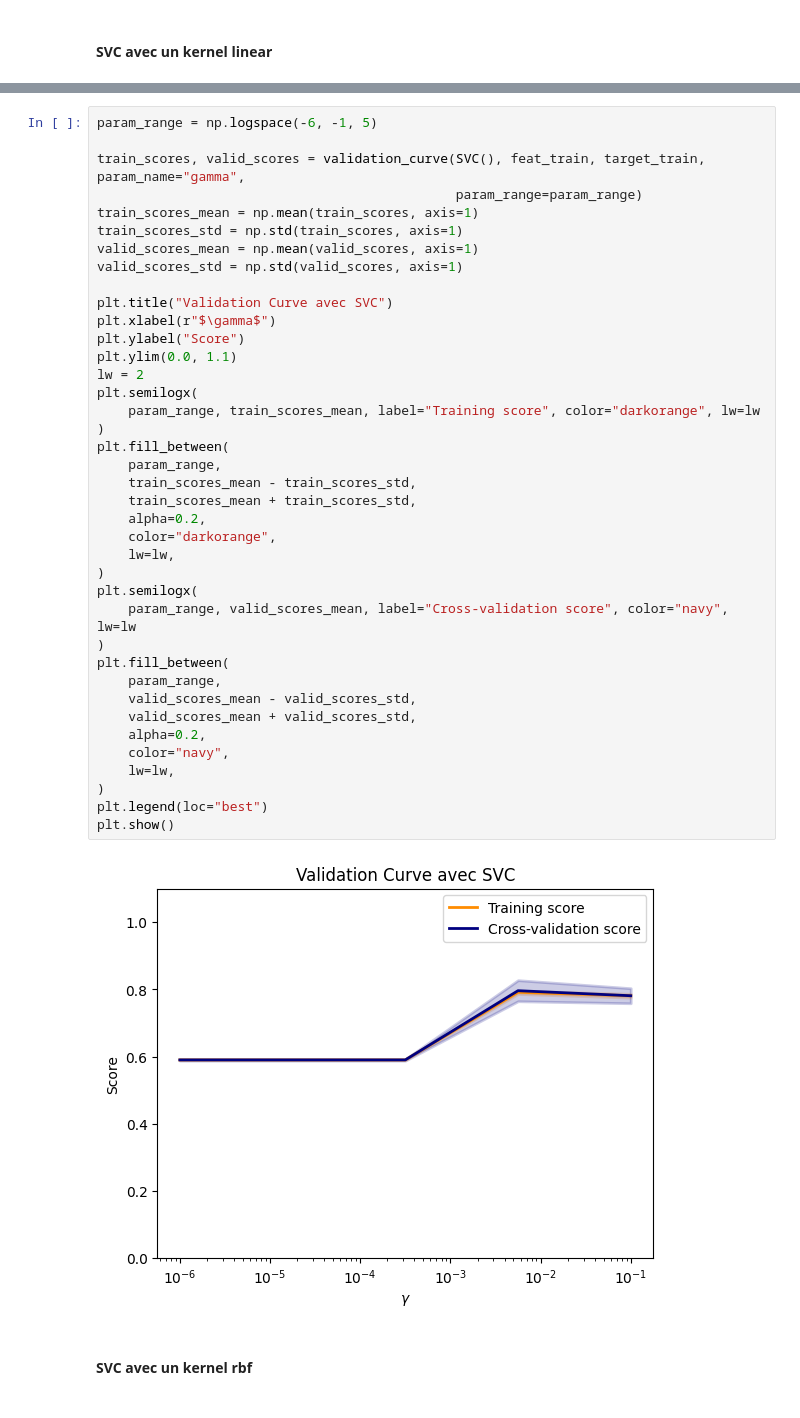
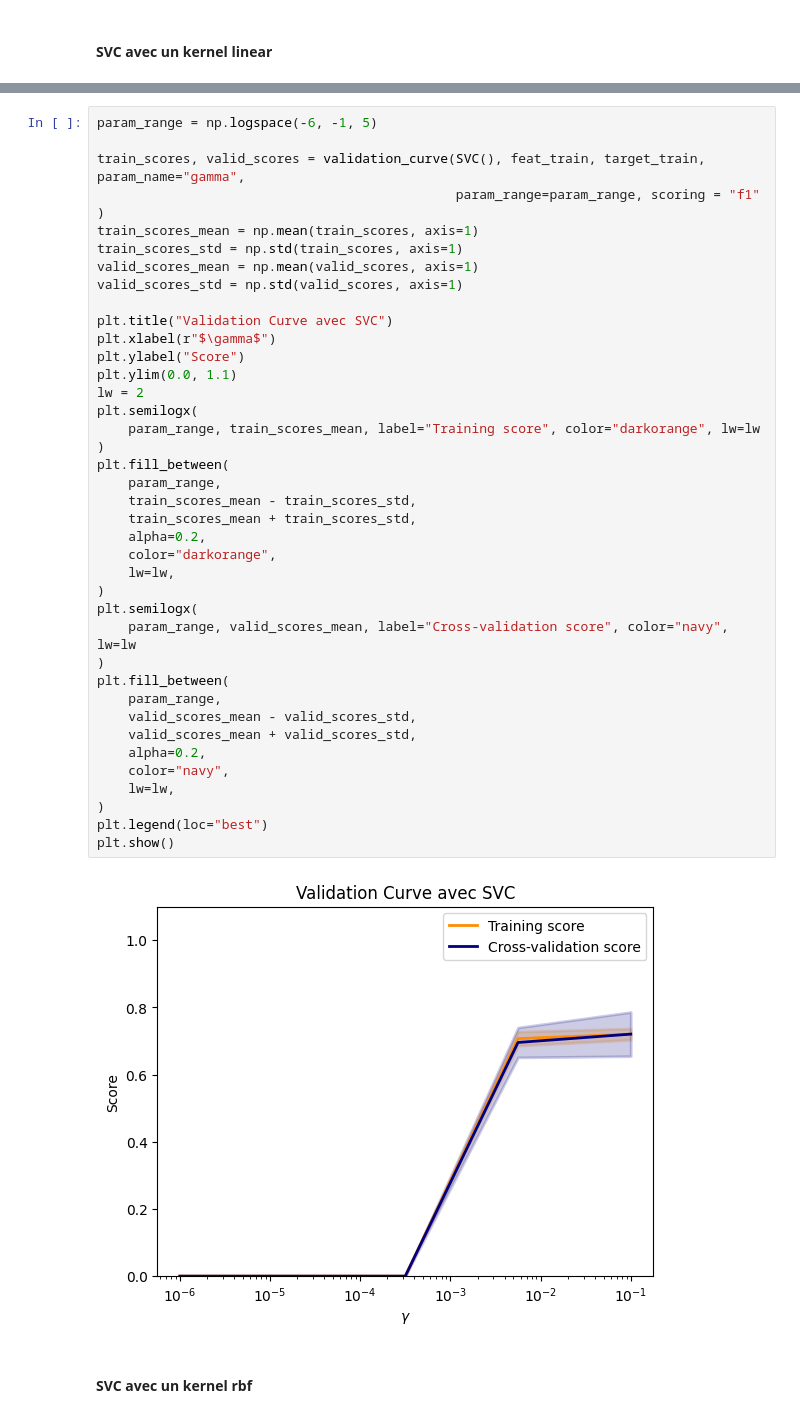
Before and after one commit to vin-br/titanic, a Jupyter notebook: titanic2.ipynb, the cells around one changed output, grey strips where cells are left out. Saved outputs shown, nothing was run; the diff lists cells and outputs as text.

```diff
--- a/titanic2.ipynb
+++ b/titanic2.ipynb
@@ -655,7 +657,7 @@ print(confusion_matrix(target_test, predict))
 param_range = np.logspace(-6, -1, 5)
 
 train_scores, valid_scores = validation_curve(SVC(), feat_train, target_train, param_name="gamma",
-                                              param_range=param_range)
+                                              param_range=param_range, scoring = "f1" )
 train_scores_mean = np.mean(train_scores, axis=1)
 train_scores_std = np.std(train_scores, axis=1)
 valid_scores_mean = np.mean(valid_scores, axis=1)
@@ -664,34 +666,34 @@ valid_scores_std = np.std(valid_scores, axis=1)
 plt.title("Validation Curve avec SVC")
 plt.xlabel(r"$\gamma$")
 plt.ylabel("Score")
 plt.ylim(0.0, 1.1)
 lw = 2
 plt.semilogx(
     param_range, train_scores_mean, label="Training score", color="darkorange", lw=lw
 )
 plt.fill_between(
     param_range,
     train_scores_mean - train_scores_std,
     train_scores_mean + train_scores_std,
     alpha=0.2,
     color="darkorange",
     lw=lw,
 )
 plt.semilogx(
     param_range, valid_scores_mean, label="Cross-validation score", color="navy", lw=lw
 )
 plt.fill_between(
     param_range,
     valid_scores_mean - valid_scores_std,
     valid_scores_mean + valid_scores_std,
     alpha=0.2,
     color="navy",
     lw=lw,
 )
 plt.legend(loc="best")
 plt.show()
 # %% [output]
-[figure, old version]
+[figure, new version]
 # %% [markdown]
 #### SVC avec un kernel rbf
 # %%
```
Also changed, not shown: parts of 32 cells of this notebook.
